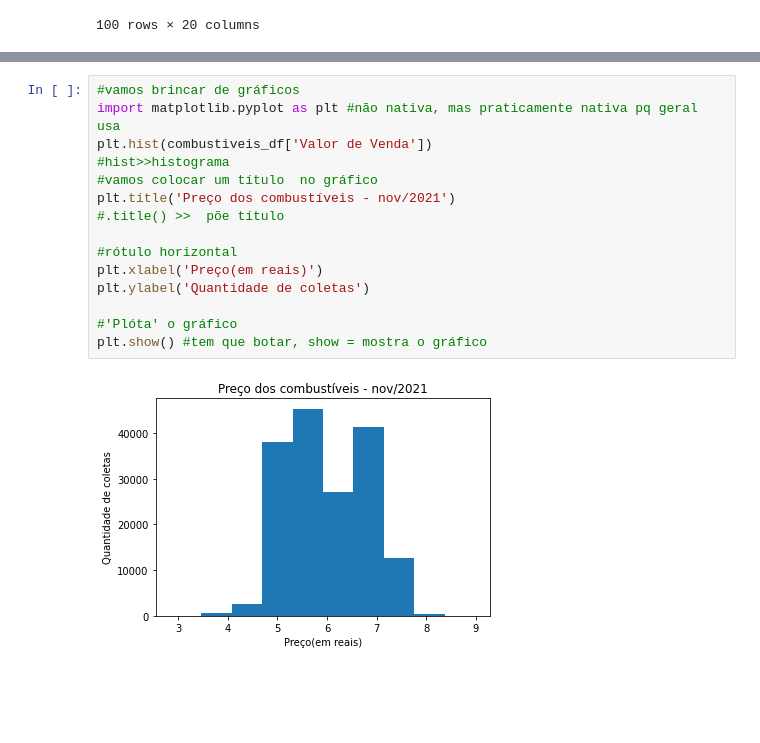
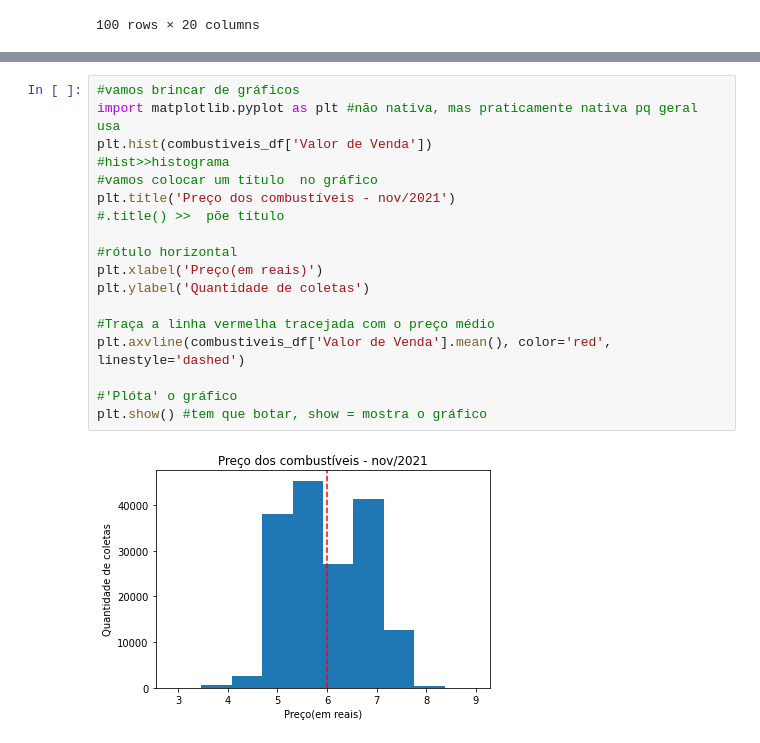
Before and after one commit to thayseps/CursodeExtensaoPythonPandas, a Jupyter notebook: segundo_exemplo_em_python_pandas.ipynb, the cells around one changed output, grey strips where cells are left out. Drawn from its saved outputs; the diff is of its cells as text; blank space fills up the shorter version.

```diff
--- a/segundo_exemplo_em_python_pandas.ipynb
+++ b/segundo_exemplo_em_python_pandas.ipynb
@@ -282,17 +282,20 @@ None
 # %%
 #vamos brincar de gráficos
 import matplotlib.pyplot as plt #não nativa, mas praticamente nativa pq geral usa
 plt.hist(combustiveis_df['Valor de Venda'])
 #hist>>histograma
 #vamos colocar um título  no gráfico
 plt.title('Preço dos combustíveis - nov/2021')
 #.title() >>  põe título
 
 #rótulo horizontal
 plt.xlabel('Preço(em reais)')
 plt.ylabel('Quantidade de coletas')
 
+#Traça a linha vermelha tracejada com o preço médio
+plt.axvline(combustiveis_df['Valor de Venda'].mean(), color='red', linestyle='dashed')
+
 #'Plóta' o gráfico
 plt.show() #tem que botar, show = mostra o gráfico
 # %% [output]
-[figure, old version]
+[figure, new version]
```
